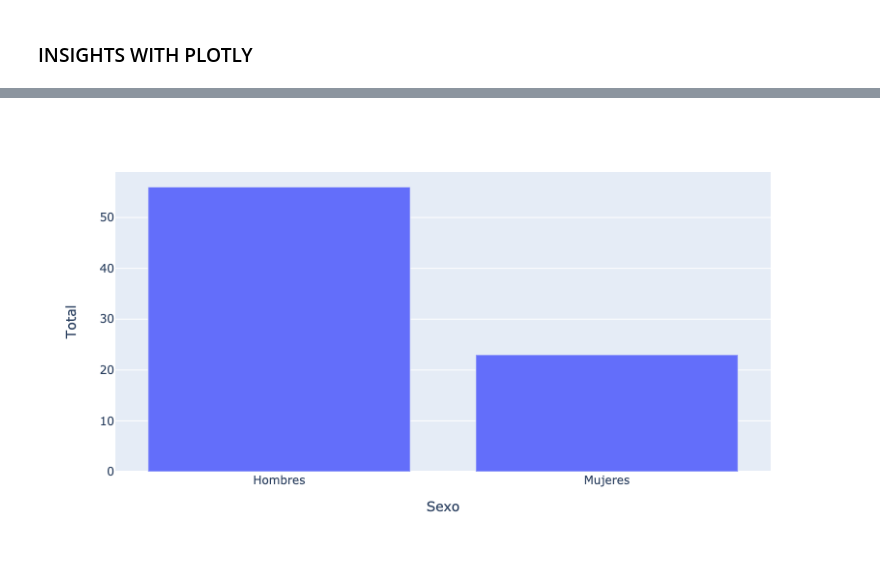
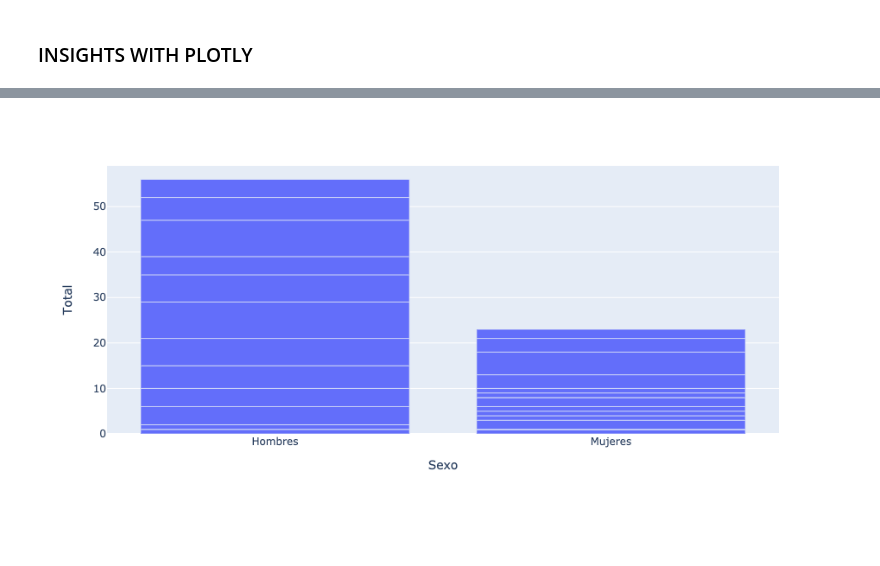
Before and after one commit to ssarahreyes/deadly_viz_challenge, a Jupyter notebook: notebooks/deadly_viz_challenge.ipynb, the cells around one changed output, grey strips where cells are left out. Drawn from its saved outputs; the diff is of its cells as text; code cells hidden in the pictures; blank space fills up the shorter version.

Commit message:
total by cause

```diff
--- a/notebooks/deadly_viz_challenge.ipynb
+++ b/notebooks/deadly_viz_challenge.ipynb
@@ -208,3 +210,10 @@ dataset_scatter.iplot(x='VARIABLE',
                       title='VIZ TITLE')
 # %% [markdown]
 ### INSIGHTS WITH PLOTLY
+# %%
+# first, we delete the total columns.
+deaths_totals = deaths[(deaths['cause_group'] == 'Multiple causes') | (deaths['Sexo'] == 'Total') | (deaths['Edad'] == 'Todas las edades')]
+
+# dropping this columns
+deaths = deaths.drop(deaths_totals.index, axis=0)
+deaths
@@ -227,12 +277,12 @@ deaths[deaths['cause_code'] == '102']
 # %%
 # muertes de hombres por causa 102 en 2018
-deaths_102_2018 = deaths[(deaths['Edad'] == 'Todas las edades') & ((deaths['Sexo'] == 'Hombres') | (deaths['Sexo'] == 'Mujeres')) & (deaths['Periodo'] == 2018) & (deaths['cause_code'] == '102')]
+deaths_102_2018 = deaths[((deaths['Sexo'] == 'Hombres') | (deaths['Sexo'] == 'Mujeres')) & (deaths['Periodo'] == 2018) & (deaths['cause_code'] == '102')]
 
 
 # number of woman vs men died for cause 102 (Otras causas externas y sus efectos tardíos) in 2018
 px.bar(data_frame=deaths_102_2018, x='Sexo', y='Total')
 # %% [output]
-[figure, old version]
+[figure, new version]
 # %%
 # muertes hombres y mujeres cada año de todas las edades
 df_sin_totalsexo = row_filter(deaths,'Sexo', ('Mujeres', 'Hombres'))
```
Also changed, not shown: parts of 9 cells of this notebook.
